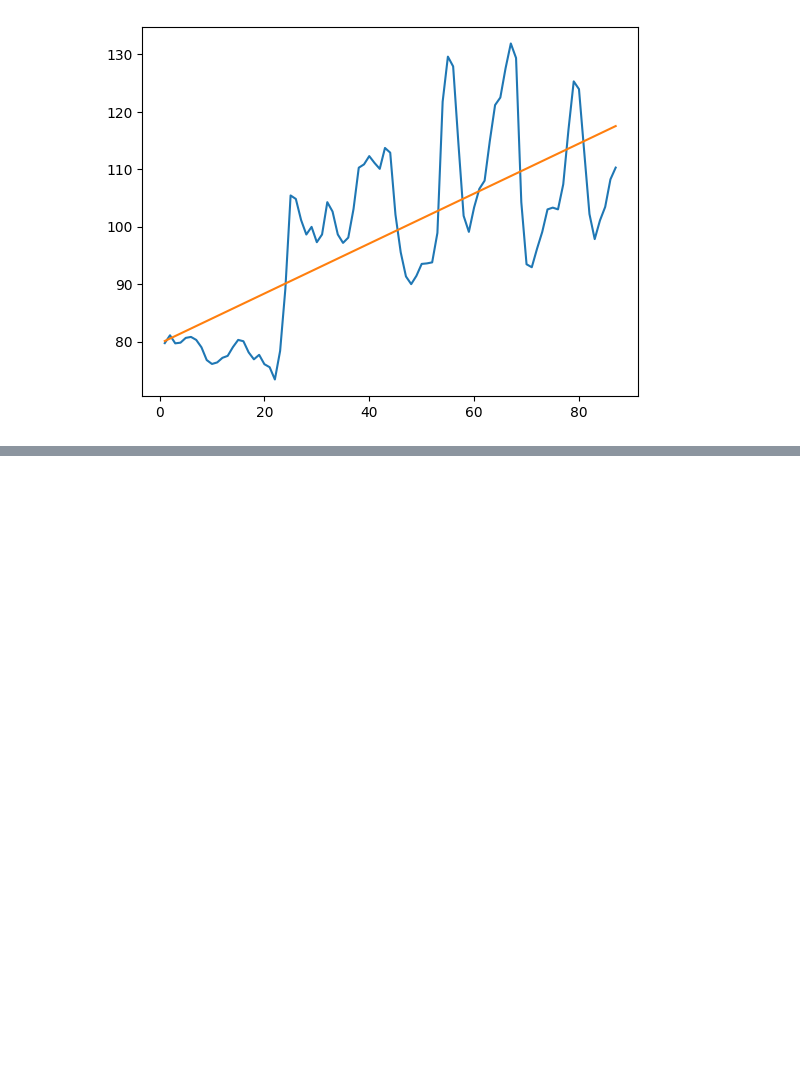
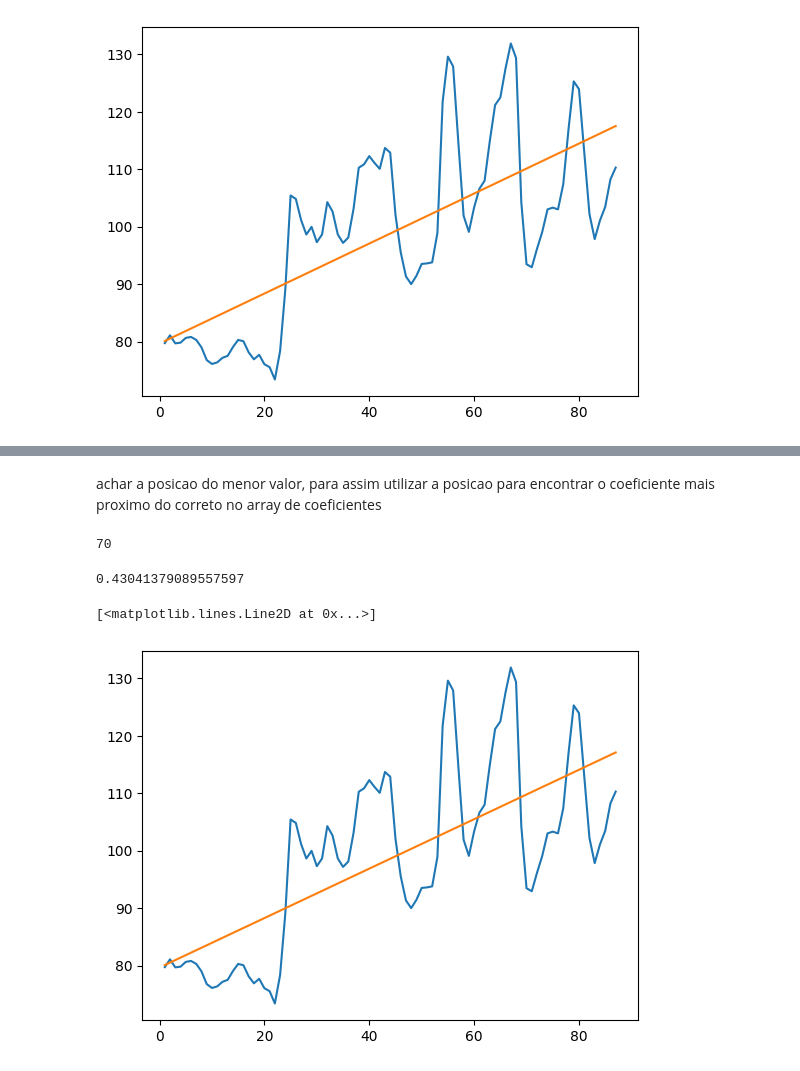
Before and after one commit to GuilhermeSM-0808/FIAP, a Jupyter notebook: Alura/Python/Python_For_DataScience/NumPy/Numpy_Carregando_Dados.ipynb, the cells around one changed output, grey strips where cells are left out. Cells and saved outputs as stored; diff of their text form; code cells hidden in the pictures; blank space fills up the shorter version.

```diff
--- a/Alura/Python/Python_For_DataScience/NumPy/Numpy_Carregando_Dados.ipynb
+++ b/Alura/Python/Python_For_DataScience/NumPy/Numpy_Carregando_Dados.ipynb
@@ -374,0 +432,2 @@ plt.plot(X,y)
+# %%
+coef_angulares = np.random.uniform(low=0.10,high=0.90,size=100)
@@ -374,0 +459,18 @@ plt.plot(X,y)
+# %% [markdown]
+achar a posicao do menor valor, para assim utilizar a posicao para encontrar o coeficiente mais proximo do correto no array de coeficientes
+# %%
+norma2.argmin()
+# %% [output]
+70
+# %%
+coef_angulares[70]
+# %% [output]
+0.43041379089557597
+# %%
+y = coef_angulares[70] * X + b
+# %%
+plt.plot(X,Y)
+plt.plot(X,y)
+# %% [output]
+[<matplotlib.lines.Line2D at 0x...>]
+[figure, added]
```
Also changed, not shown: parts of 21 cells of this notebook, 2 other files.
